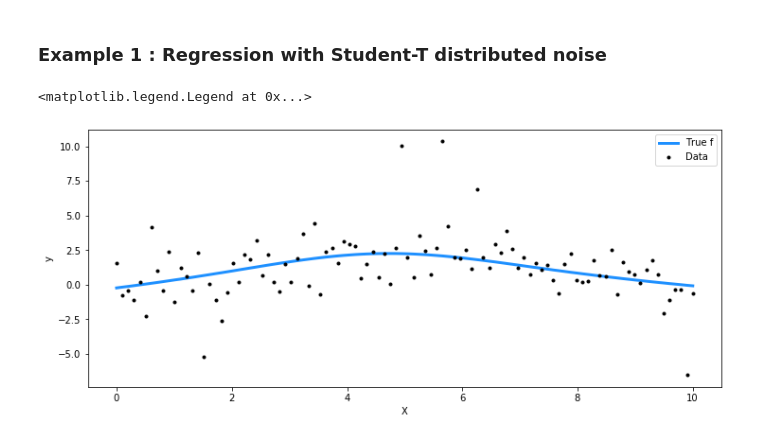
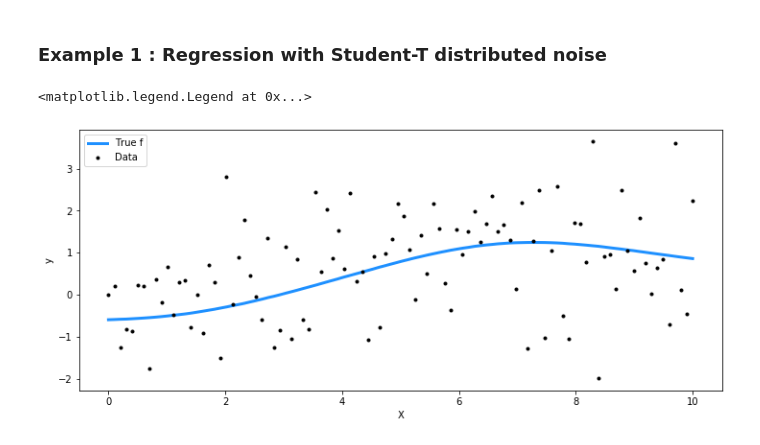
Before and after one commit to pymc-devs/pymc4, a Jupyter notebook: notebooks/gaussian_process.ipynb, the cells around one changed output. Cells and saved outputs as stored; diff of their text form; code cells hidden in the pictures.

Commit message:
add posterior plots

```diff
--- a/notebooks/gaussian_process.ipynb
+++ b/notebooks/gaussian_process.ipynb
@@ -174,35 +173,37 @@ import matplotlib.pyplot as plt
 %matplotlib inline
 # %%
 # set the seed
-# np.random.seed(None)
+np.random.seed(None)
 
 n = 100 # The number of data points
 X = np.linspace(0, 10, n)[:, None] # The inputs to the GP, they must be arranged as a column vector
+n_new = 200
+X_new = np.linspace(0, 15, n_new)[:,None]
 
 # Define the true covariance function and its parameters
 l_true = 3.
 cov_func = pm.gp.cov.ExpQuad(amplitude=1., length_scale=l_true, feature_ndims=1)
 
 # A mean function that is zero everywhere
 mean_func = pm.gp.mean.Zero()
 
 # The latent function values are one sample from a multivariate normal
 f_true = np.random.multivariate_normal(mean_func(X).numpy(),
                                        cov_func(X, X).numpy() + 1e-6*np.eye(n), 1).flatten()
 
 # The observed data is the latent function plus a small amount of T distributed noise
 # The standard deviation of the noise is `sigma`, and the degrees of freedom is `nu`
 # σ_true = 2.0
-ν_true = 3.0
+ν_true = 10.0
 y = f_true + np.random.standard_t(ν_true, size=n)
 
 ## Plot the data and the unobserved latent function
 fig = plt.figure(figsize=(12,5)); ax = fig.gca()
 ax.plot(X, f_true, "dodgerblue", lw=3, label="True f")
 ax.plot(X, y, 'ok', ms=3, label="Data")
 ax.set_xlabel("X"); ax.set_ylabel("y"); plt.legend()
 # %% [output]
 <matplotlib.legend.Legend at 0x...>
-[figure, old version]
+[figure, new version]
 # %%
 @pm.model
```
Also changed, not shown: parts of 10 cells of this notebook.
